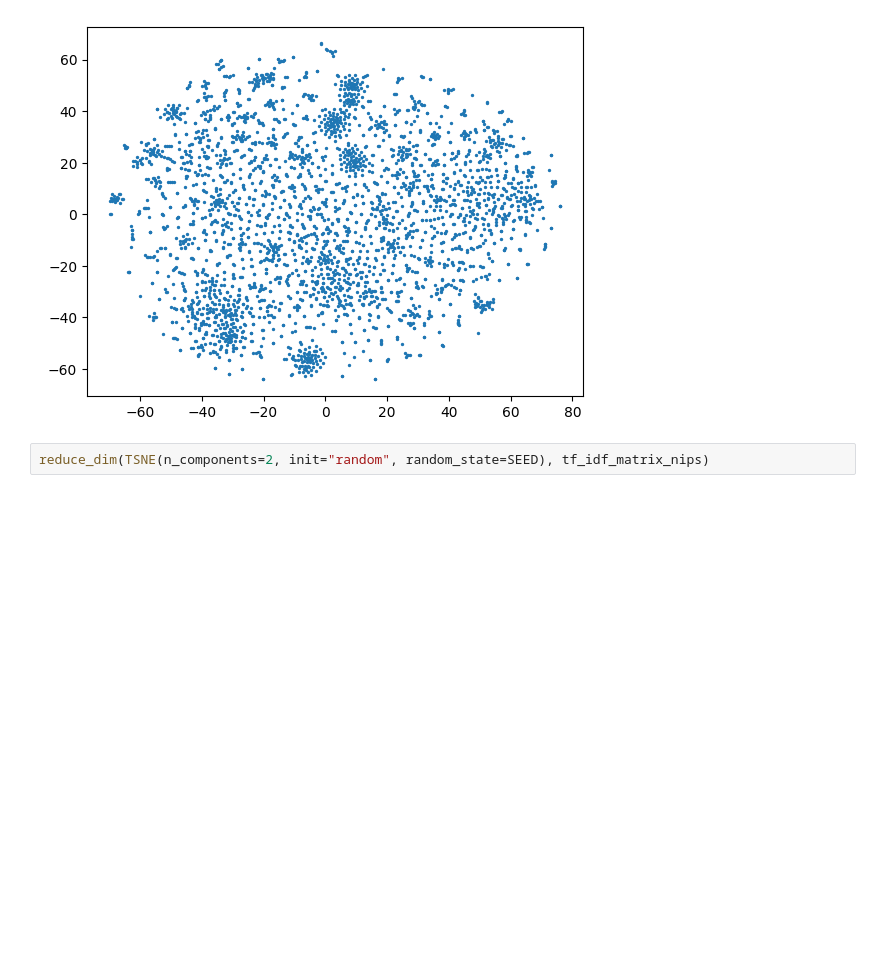
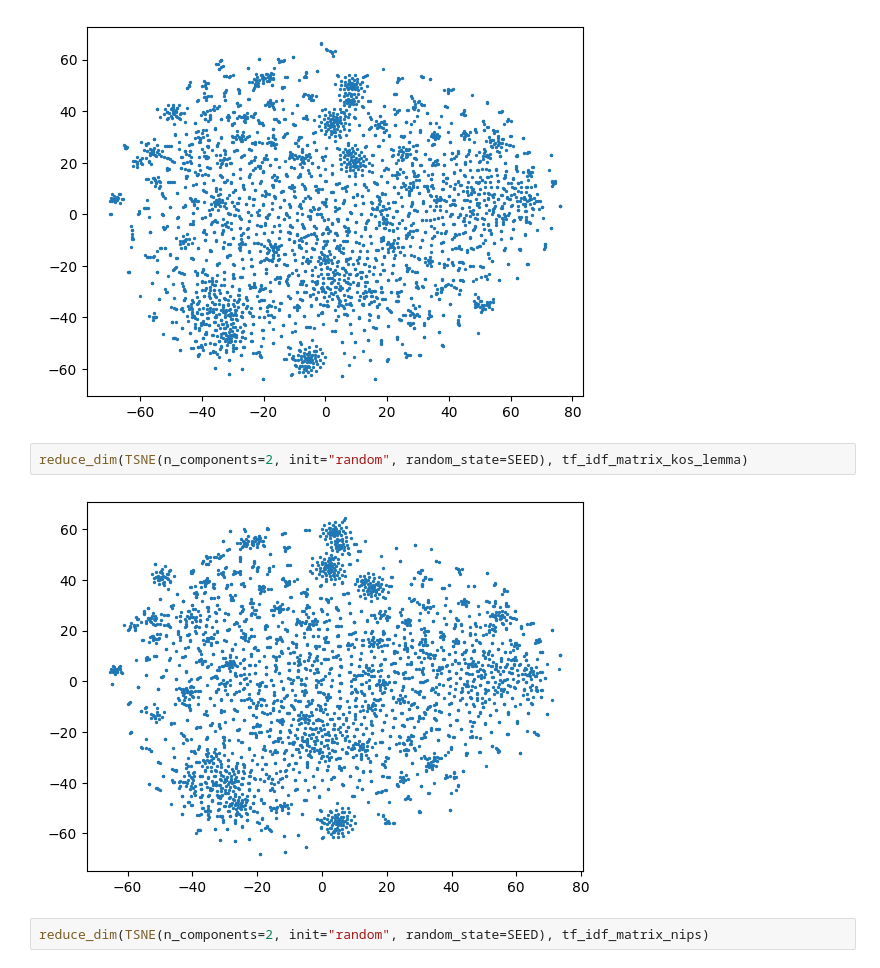
Before and after one commit to mlynatom/viz_project, a Jupyter notebook: data_view.ipynb, the cells around one changed output. Cells and saved outputs as stored; diff of their text form; blank space fills up the shorter version.

```diff
--- a/data_view.ipynb
+++ b/data_view.ipynb
@@ -140,6 +177,10 @@ reduce_dim(PCA(n_components=2, svd_solver="arpack"), tf_idf_matrix_nips)
 reduce_dim(TSNE(n_components=2, init="random", random_state=SEED), tf_idf_matrix_kos)
 # %% [output]
 [figure]
+# %%
+reduce_dim(TSNE(n_components=2, init="random", random_state=SEED), tf_idf_matrix_kos_lemma)
+# %% [output]
+[figure, added]
 # %%
 reduce_dim(TSNE(n_components=2, init="random", random_state=SEED), tf_idf_matrix_nips)
 # %% [output]
```
Also changed, not shown: parts of 9 cells of this notebook, 11 other files.
